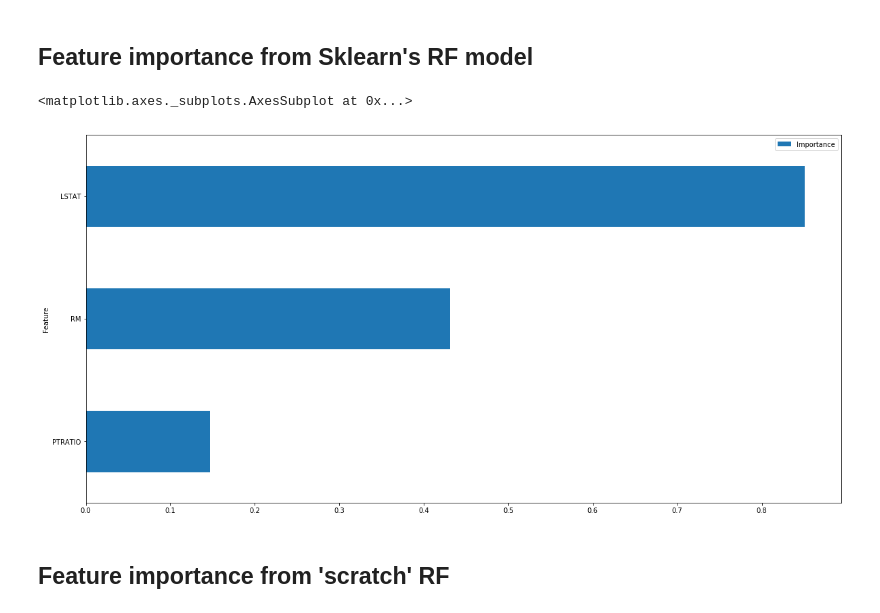
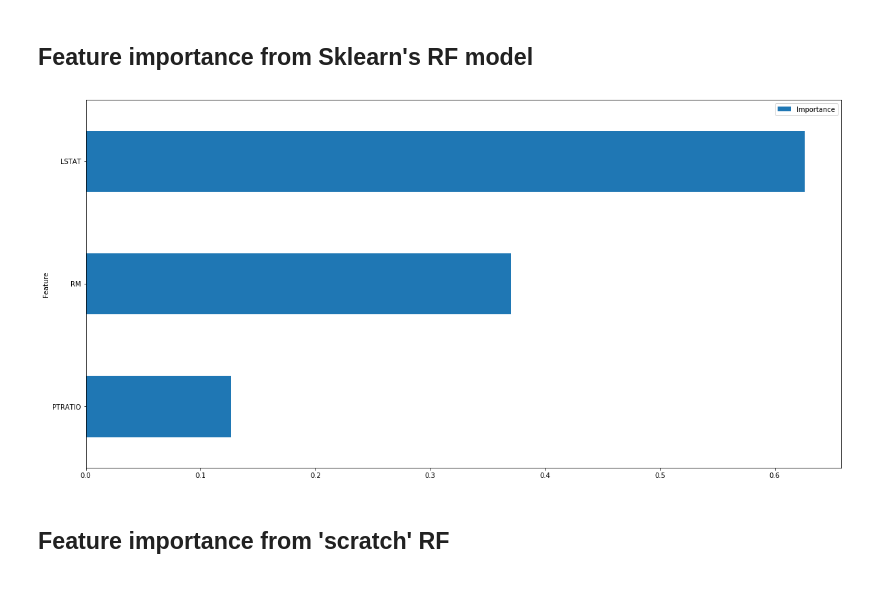
Before and after one commit to anhquan0412/basic_model_scratch, a Jupyter notebook: random_forest_regressor.ipynb, the cells around one changed output. Saved outputs shown, nothing was run; the diff lists cells and outputs as text; code cells hidden in the pictures.

```diff
--- a/random_forest_regressor.ipynb
+++ b/random_forest_regressor.ipynb
@@ -345,19 +214,3 @@ dtype: float64
 Feature importance will be calculated by using **permutation importance**. There is an argument which is mentioned in this [doc](http://parrt.cs.usfca.edu/doc/rf-importance/index.html#3) that feature importance calculated in sklearn is misleading. SKlearn used **mean decrease in impurity (gini improtance)**, which does not always give an accurate picture of importance.
 
 On the other hand, **permutation importance** is calculated as follows: Record a baseline accuracy (classifier) or R2 score (regressor) by passing a validation set or the out-of-bag (OOB) samples through the Random Forest. Permute the column values of a single predictor feature and then pass all test samples back through the Random Forest and recompute the accuracy or R2. The importance of that feature is the difference between the baseline and the drop in overall accuracy or R2 caused by permuting the column. This is more expensive to calculate, but results are more reliable
-# %%
-def metric(rf,X_val,y_val):
-    y_val_pred = rf.predict(X_val)
-
-    return metrics.r2_score(y_val,y_val_pred)
-
-def permutation_importances(rf,X_val,y_val,metric):
-    baseline = metric(rf,X_val,y_val)
-    imp=[]
-    for col in X_val.columns:
-        save = X_val[col].copy()
-        X_val[col] = np.random.permutation(X_val[col])
-        m = metric(rf,X_val,y_val)
-        X_val[col] = save
-        imp.append(baseline-m)
-    return np.array(imp)
@@ -364,14 +221,12 @@ def permutation_importances(rf,X_val,y_val,metric):
 # %% [markdown]
 ## Feature importance from Sklearn's RF model
-# %%
-
-fea_imp = permutation_importances(rf,X_val,y_val,metric)
-fea_imp_df = pd.DataFrame(data={'Feature':X_val.columns,'Importance':fea_imp})
-fea_imp_df = fea_imp_df.set_index('Feature')
-fea_imp_df = fea_imp_df.sort_values('Importance', ascending=True)
-fea_imp_df.plot(kind='barh',figsize=(20,10))
-# %% [output]
-<matplotlib.axes._subplots.AxesSubplot at 0x...>
-[figure, removed]
+# %%
+def metric(rf,X,y):
+    y_pred = rf.predict(X)
+    return metrics.r2_score(y,y_pred)
+# %%
+fea_imp_df = permutation_importances(rf,X_val,y_val,metric,False)
+# %% [output]
+[figure, added]
 # %% [markdown]
 ## Feature importance from 'scratch' RF
```
Also changed, not shown: parts of 32 cells of this notebook, 4 other files.
